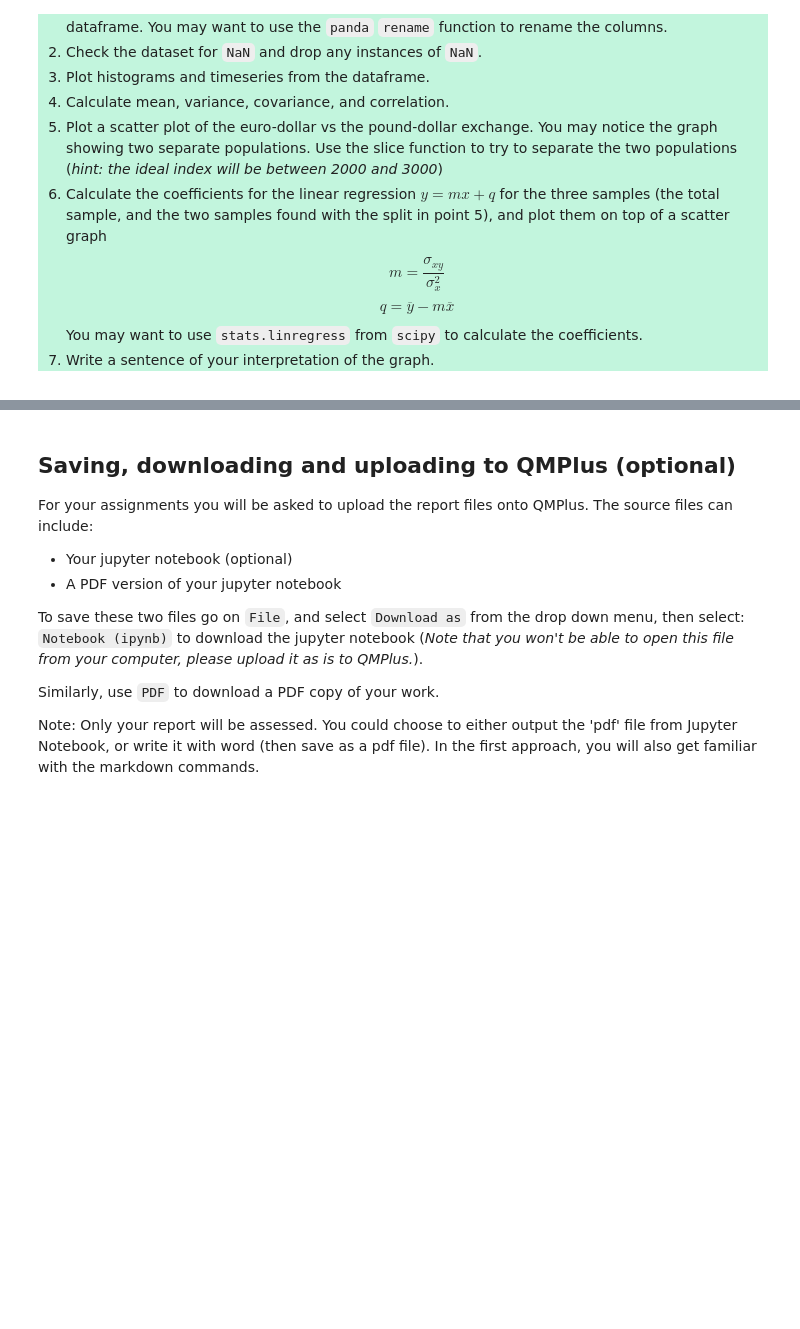
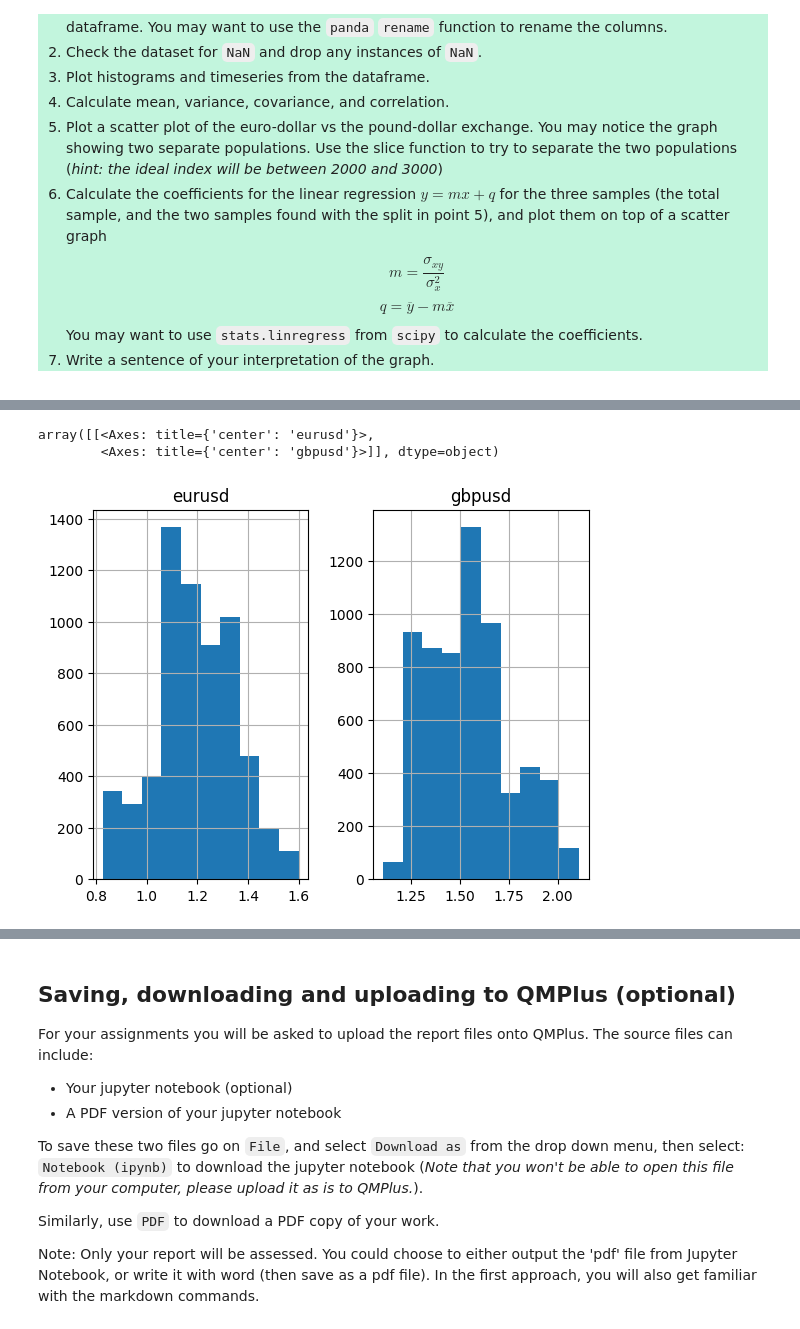
Before and after one commit to k4v1t/machine-and-deep-learning, a Jupyter notebook: week02/Week_2_2025_basics_pandas.ipynb, the cells around one changed output, grey strips where cells are left out. Drawn from its saved outputs; the diff is of its cells as text; code cells hidden in the pictures; blank space fills up the shorter version.

```diff
--- a/week02/Week_2_2025_basics_pandas.ipynb
+++ b/week02/Week_2_2025_basics_pandas.ipynb
@@ -749,3 +749,14 @@ $$ m = \dfrac{\sigma_{xy}}{\sigma_x^2} $$
 $$ q = \overline{y}-m\overline{x} $$
 You may want to use `stats.linregress` from `scipy` to calculate the coefficients.
 8) Write a sentence of your interpretation of the graph.
+# %%
+import pandas as pd
+import numpy as np
+import matplotlib.pyplot as plt
+from scipy import stats
+df_eur = pd.read_csv('data/euro-dollar-exchange-rate-historical-chart.csv')
+df_gbp = pd.read_csv('data/pound-dollar-exchange-rate-historical-chart.csv')
+df = pd.merge(df_eur, df_gbp, on='date')
+df.rename(columns={' value_x': 'eurusd', ' value_y': 'gbpusd'}, inplace=True)
+df.set_index('date', inplace=True)
+df.head()
@@ -751,0 +783,6 @@ You may want to use `stats.linregress` from `scipy` to calculate the coefficient
+# %%
+df.hist()
+# %% [output]
+array([[<Axes: title={'center': 'eurusd'}>,
+        <Axes: title={'center': 'gbpusd'}>]], dtype=object)
+[figure, added]
```
Also changed, not shown: parts of 7 cells of this notebook.
